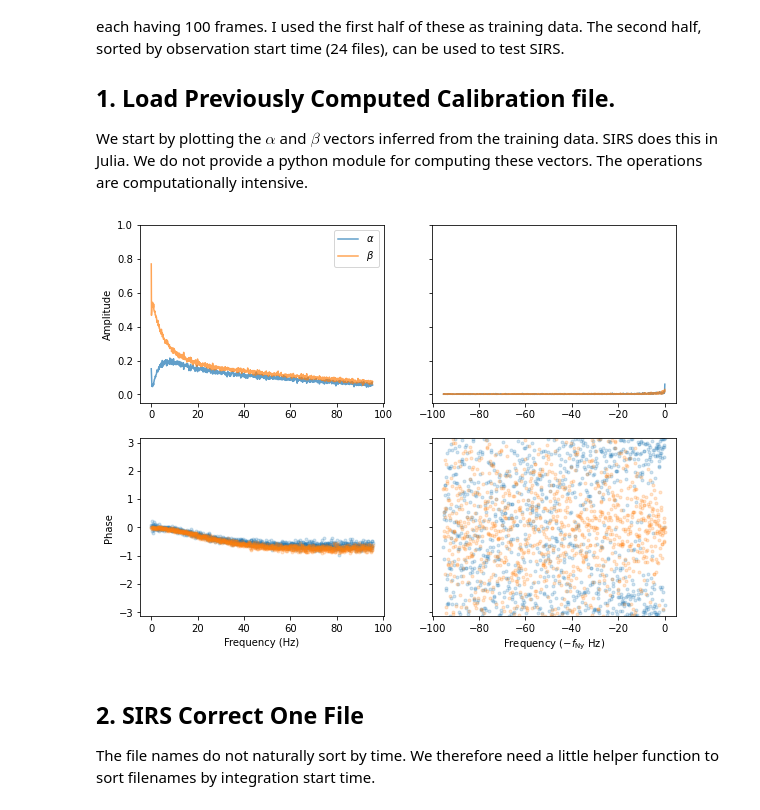
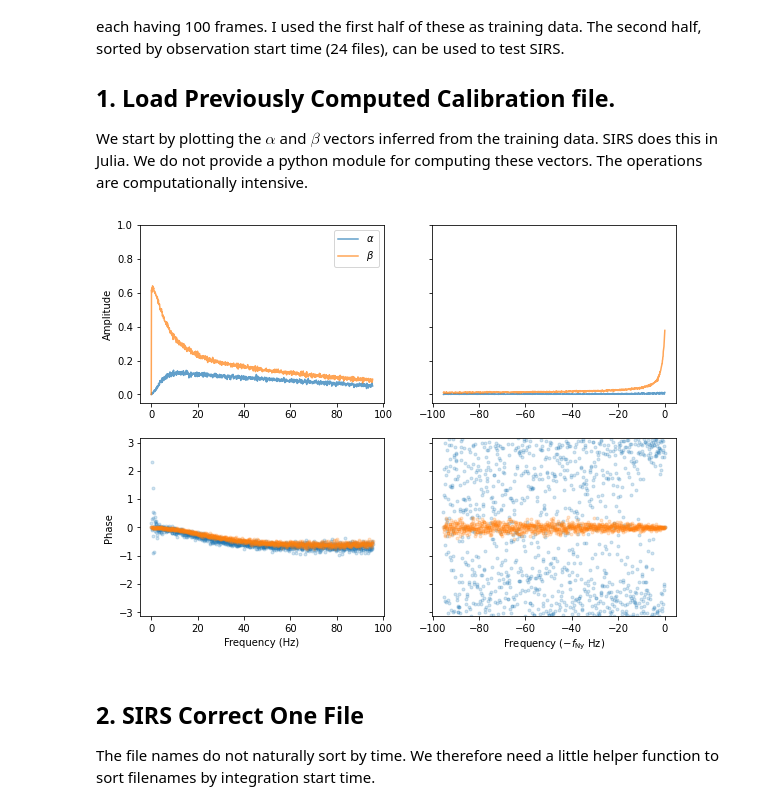
Before and after one commit to nasa/SIRS, a Jupyter notebook: sirspy/Examples/20210727_sirspy_jwst_niriss.ipynb, the cells around one changed output. Saved outputs shown, nothing was run; the diff lists cells and outputs as text; code cells hidden in the pictures.

Commit message:
Now using Julia Fourier vectors everywhere. Enhanced exampled for sirspy.

```diff
--- a/sirspy/Examples/20210727_sirspy_jwst_niriss.ipynb
+++ b/sirspy/Examples/20210727_sirspy_jwst_niriss.ipynb
@@ -21,15 +24,14 @@ import matplotlib.pyplot as plt
 import sirspy
 # %%
 # Instantiate a SIRS object
-sirs = sirspy.SIRS(getenv('HOME') +\
-            '/Library/'+'JWST/NIRISS/20210726_niriss_sirs_first-24.jld')
+sirs = sirspy.SIRS(getenv('HOME')+'/Library/JWST/NIRISS/20160105_niriss_sirs_first-24.h5')
 # %%
 # Make some plots to show that it imported correctly. NIRISS's outputs are
 # numbered 0-3 in SIRS.
-output = 1 # Select an output
+output = 3 # Select an output
 sirs.plot(output, mag=1.5); # Plot it
 # %% [output]
-[figure, old version]
+[figure, new version]
 # %% [markdown]
 ## 2. SIRS Correct One File
 
```
Also changed, not shown: parts of 17 cells of this notebook, 11 other files.
